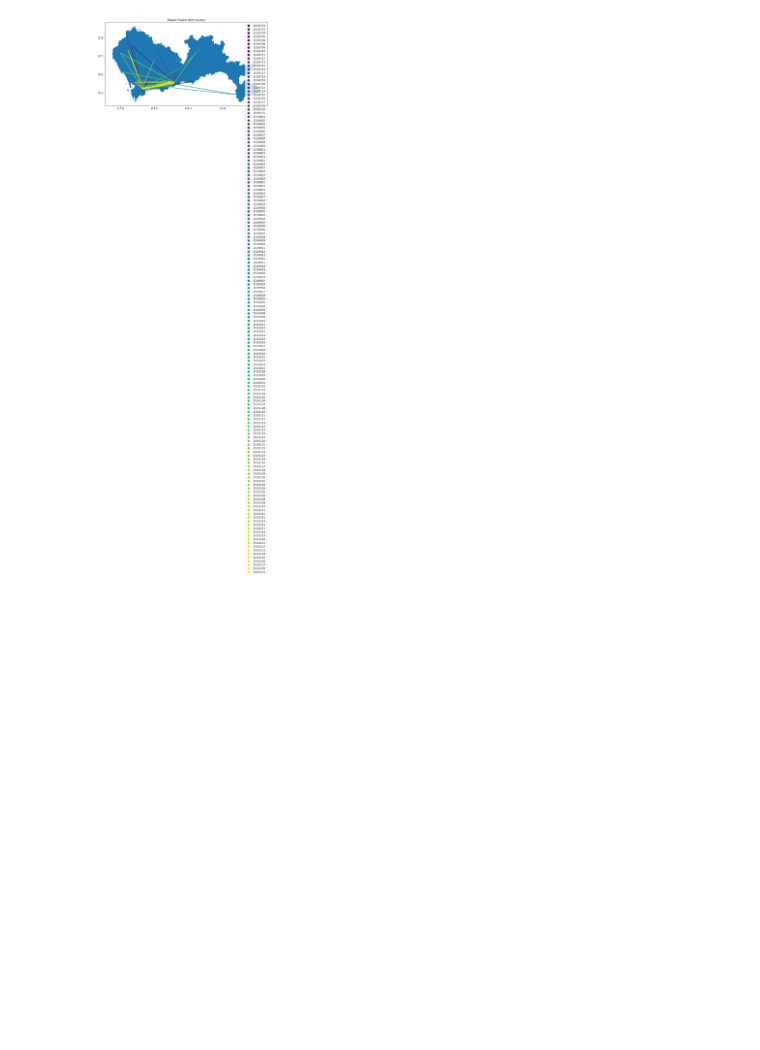
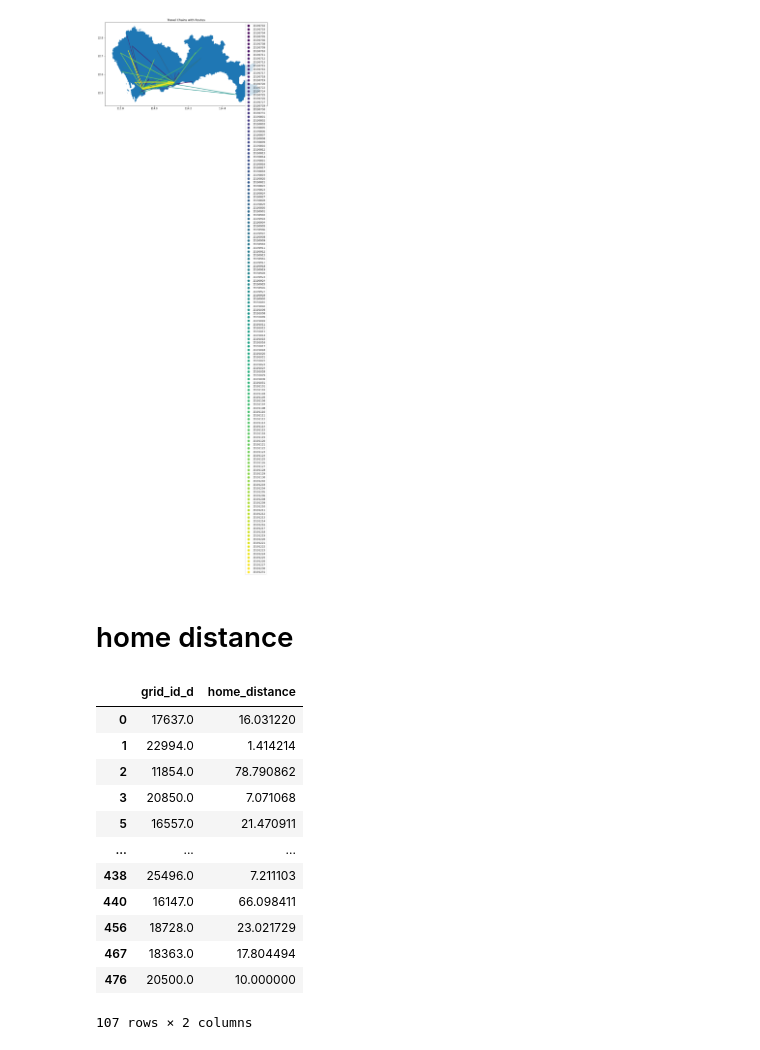
Before and after one commit to BoyangL1/sbirl-spatial-cognition, a Jupyter notebook: move_chain/traj_visual.ipynb, the cells around one changed output. Cells and saved outputs as stored; diff of their text form; code cells hidden in the pictures; blank space fills up the shorter version.

Commit message:
update scbirl travel chain

```diff
--- a/move_chain/traj_visual.ipynb
+++ b/move_chain/traj_visual.ipynb
@@ -97,6 +98,8 @@ df = df.drop(columns=columns_to_drop)
 # %%
 one_df=df.dropna()
 one_df.to_csv('../data/one_travel_chain.csv',index=False)
+# %%
+one_df=pd.read_csv('../data/one_travel_chain.csv')
 # %%
 # 根据'date'在'migrt'之前的行划分为一个DataFrame
 df_before_migrt = one_df[one_df['date'] < one_df['migrt']]
@@ -204,3 +209,22 @@ plt.title('Travel Chains with Routes')
 plt.show()
 # %% [output]
 [figure]
+# %% [markdown]
+# home distance
+# %%
+home_distance_before = df_before_migrt[['grid_id_d', 'home_distance']].drop_duplicates(subset=['grid_id_d'])
+home_distance_before
+# %% [output]
+|  | grid_id_d | home_distance |
+| 0 | 17637.0 | 16.031220 |
+| 1 | 22994.0 | 1.414214 |
+| 2 | 11854.0 | 78.790862 |
+| 3 | 20850.0 | 7.071068 |
+| 5 | 16557.0 | 21.470911 |
+| ... | ... | ... |
+| 438 | 25496.0 | 7.211103 |
+| 440 | 16147.0 | 66.098411 |
+| 456 | 18728.0 | 23.021729 |
+| 467 | 18363.0 | 17.804494 |
+| 476 | 20500.0 | 10.000000 |
+107 rows × 2 columns
```
Also changed, not shown: parts of 3 cells of this notebook, 2 other files.
